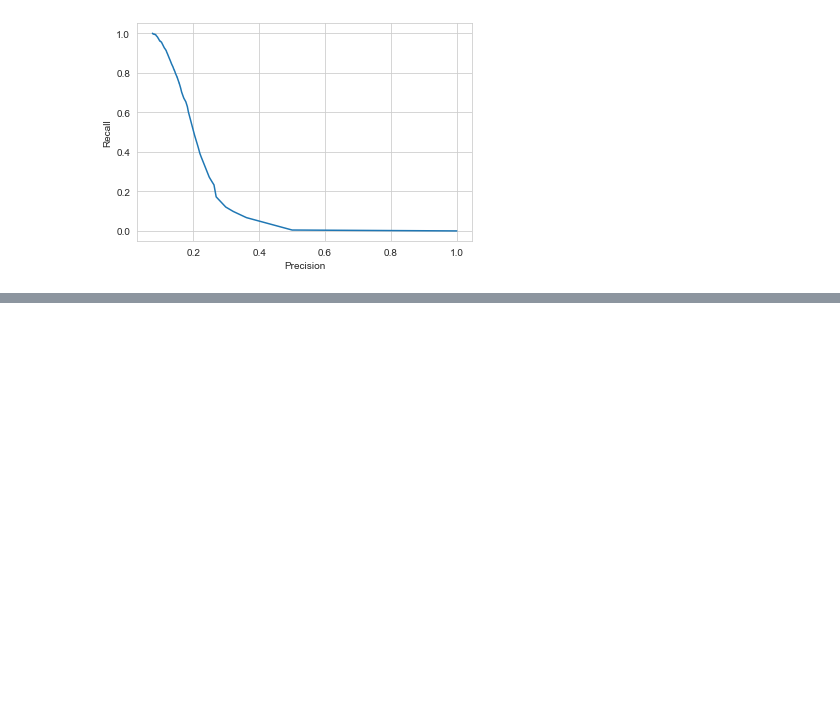
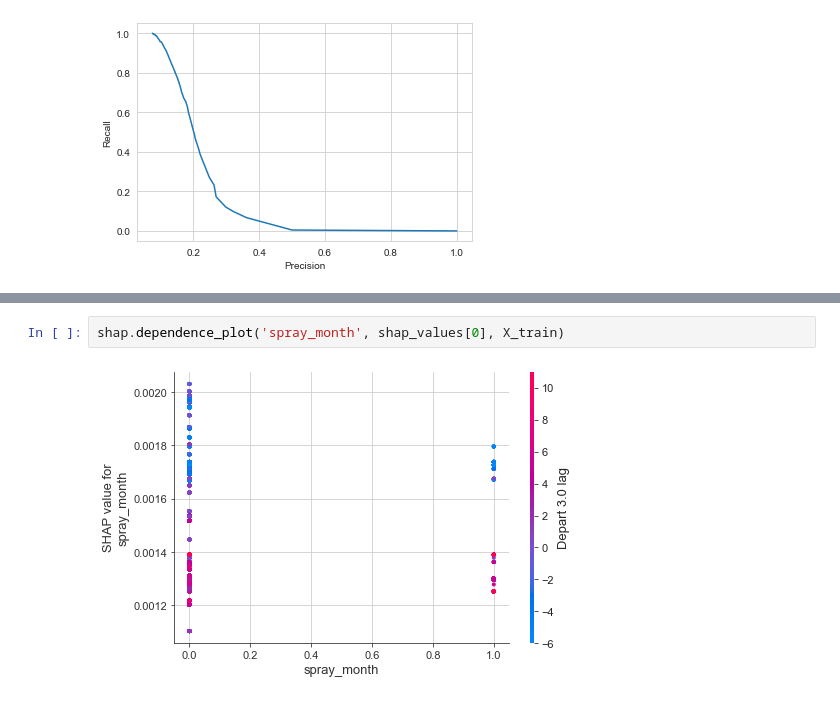
Before and after one commit to jonjacobs24/wnv-prediction, a Jupyter notebook: 02 Modeling and Prediction.ipynb, the cells around one changed output, grey strips where cells are left out. Drawn from its saved outputs; the diff is of its cells as text; blank space fills up the shorter version.

```diff
--- a/02 Modeling and Prediction.ipynb
+++ b/02 Modeling and Prediction.ipynb
@@ -645,0 +664,4 @@ Text(34.0, 0.5, 'True')
+# %%
+shap.dependence_plot('spray_month', shap_values[0], X_train)
+# %% [output]
+[figure, added]
```
Also changed, not shown: parts of 27 cells of this notebook, 1 other file.
